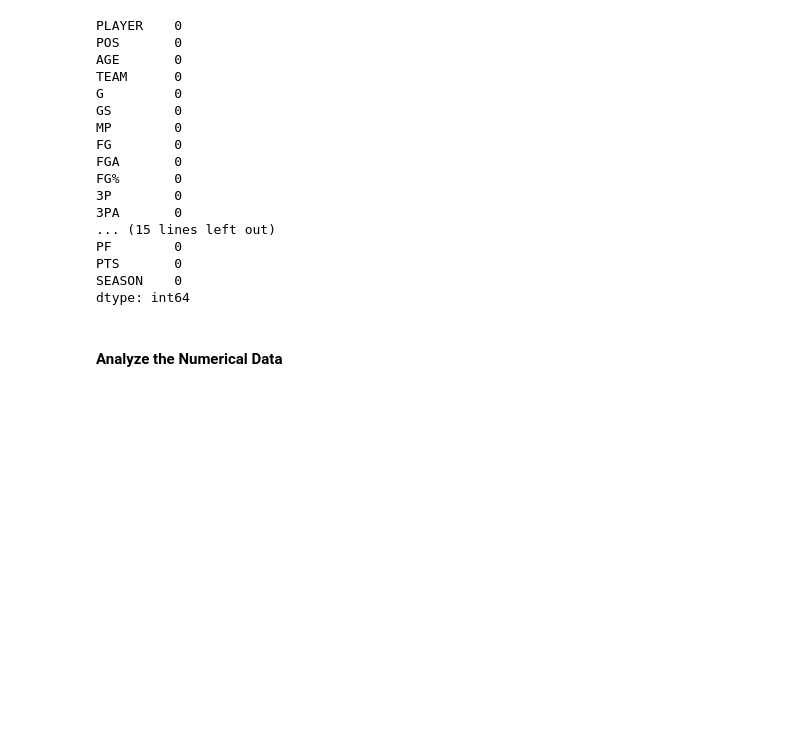
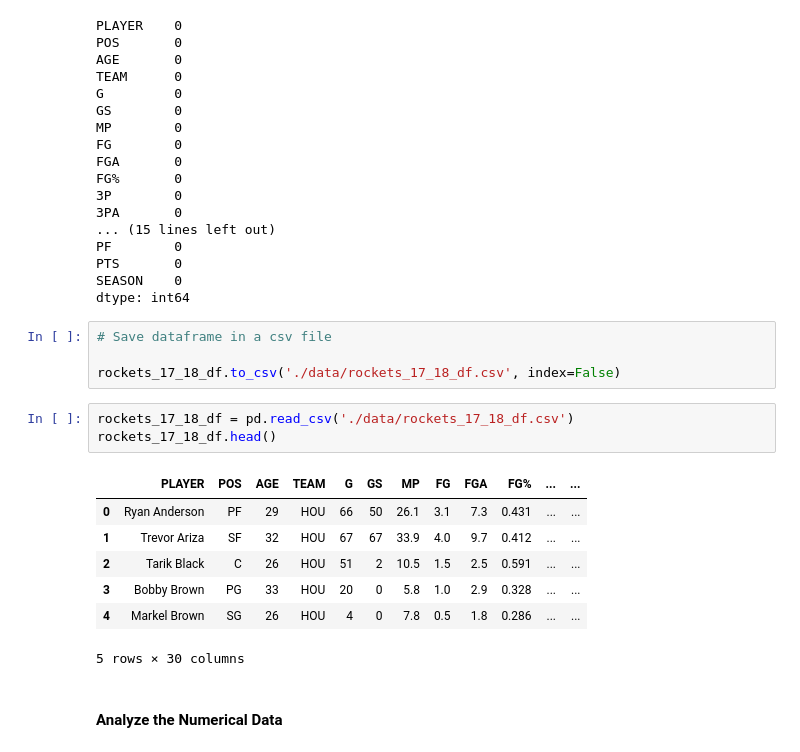
Before and after one commit to david-cq/Capstone, a Jupyter notebook: Initial_EDA.ipynb, the cells around one changed output. Cells and saved outputs as stored; diff of their text form; blank space fills up the shorter version.

```diff
--- a/Initial_EDA.ipynb
+++ b/Initial_EDA.ipynb
@@ -173,6 +325,21 @@ PF        0
 PTS       0
 SEASON    0
 dtype: int64
+# %%
+# Save dataframe in a csv file
+
+rockets_17_18_df.to_csv('./data/rockets_17_18_df.csv', index=False)
+# %%
+rockets_17_18_df = pd.read_csv('./data/rockets_17_18_df.csv')
+rockets_17_18_df.head()
+# %% [output]
+|  | PLAYER | POS | AGE | TEAM | G | GS | MP | FG | FGA | FG% | ... | ... |
+| 0 | Ryan Anderson | PF | 29 | HOU | 66 | 50 | 26.1 | 3.1 | 7.3 | 0.431 | ... | ... |
+| 1 | Trevor Ariza | SF | 32 | HOU | 67 | 67 | 33.9 | 4.0 | 9.7 | 0.412 | ... | ... |
+| 2 | Tarik Black | C | 26 | HOU | 51 | 2 | 10.5 | 1.5 | 2.5 | 0.591 | ... | ... |
+| 3 | Bobby Brown | PG | 33 | HOU | 20 | 0 | 5.8 | 1.0 | 2.9 | 0.328 | ... | ... |
+| 4 | Markel Brown | SG | 26 | HOU | 4 | 0 | 7.8 | 0.5 | 1.8 | 0.286 | ... | ... |
+5 rows × 30 columns
 # %% [markdown]
 #### Analyze the Numerical Data
 # %%
```
Also changed, not shown: parts of 19 cells of this notebook, 2 other files.
